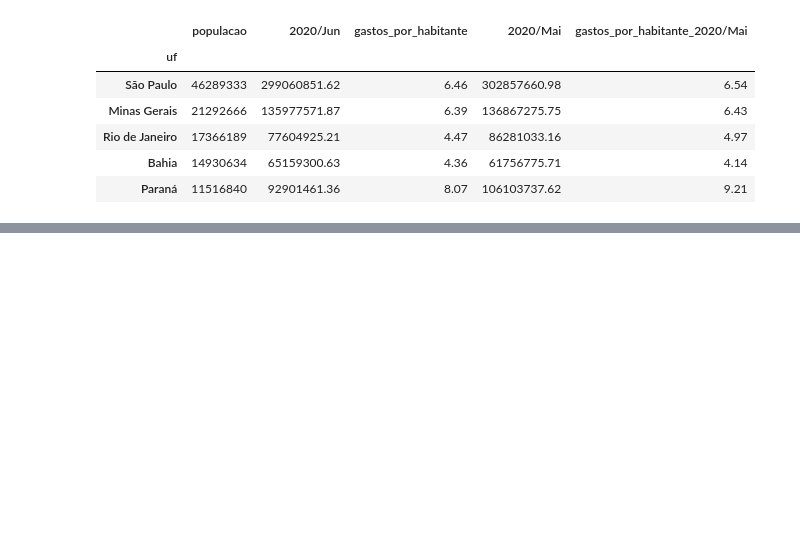
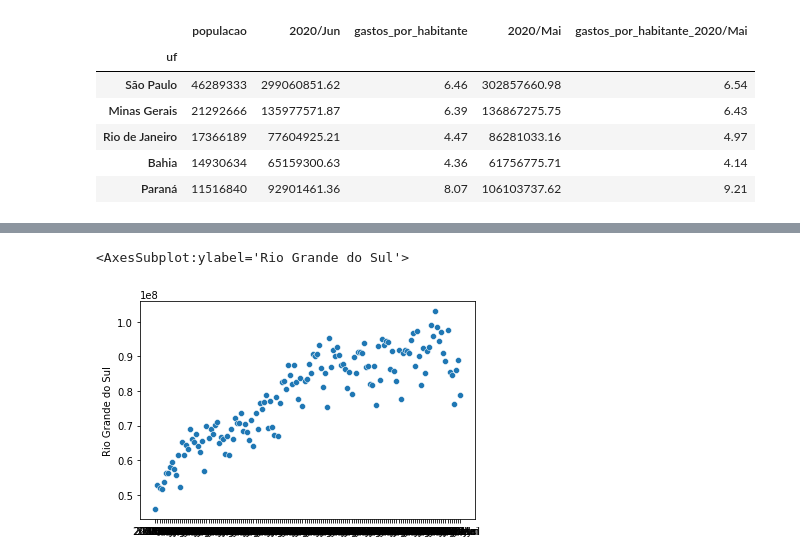
Before and after one commit to nicolasbuen/Alura-s-Data-Science-Bootcamp, a Jupyter notebook: modulo_2/aula _mod2.ipynb, the cells around one changed output, grey strips where cells are left out. Cells and saved outputs as stored; diff of their text form; code cells hidden in the pictures; blank space fills up the shorter version.

```diff
--- a/modulo_2/aula _mod2.ipynb
+++ b/modulo_2/aula _mod2.ipynb
@@ -642,0 +648,4 @@ sns.scatterplot(data = gastos_e_pop_recente/1000000, x = 'populacao', y='2020/Ma
+# %%
+usaveis_ord_total.index = usaveis_ord_total.index.str[3:]
+usaveis_ord_total = usaveis_ord_total.iloc[:,7:]
+usaveis_ord_total.head()
@@ -642,0 +661,7 @@ sns.scatterplot(data = gastos_e_pop_recente/1000000, x = 'populacao', y='2020/Ma
+# %%
+mensal = usaveis_ord_total.T
+
+sns.scatterplot(data=mensal, x = mensal.index, y="Rio Grande do Sul")
+# %% [output]
+<AxesSubplot:ylabel='Rio Grande do Sul'>
+[figure, added]
```
Also changed, not shown: parts of 70 cells of this notebook, 1 other file.
